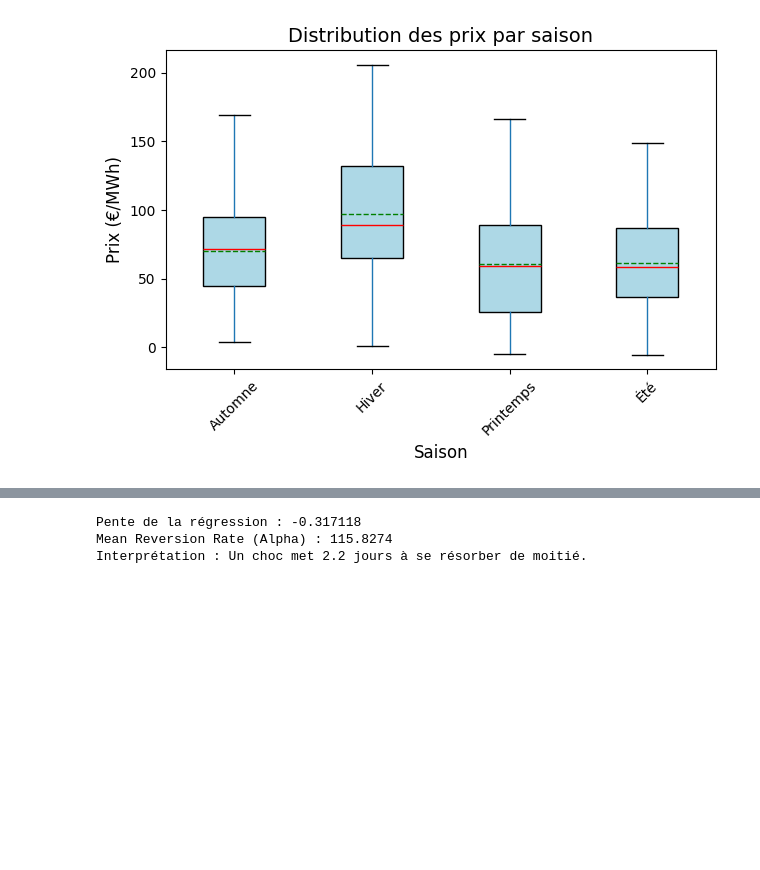
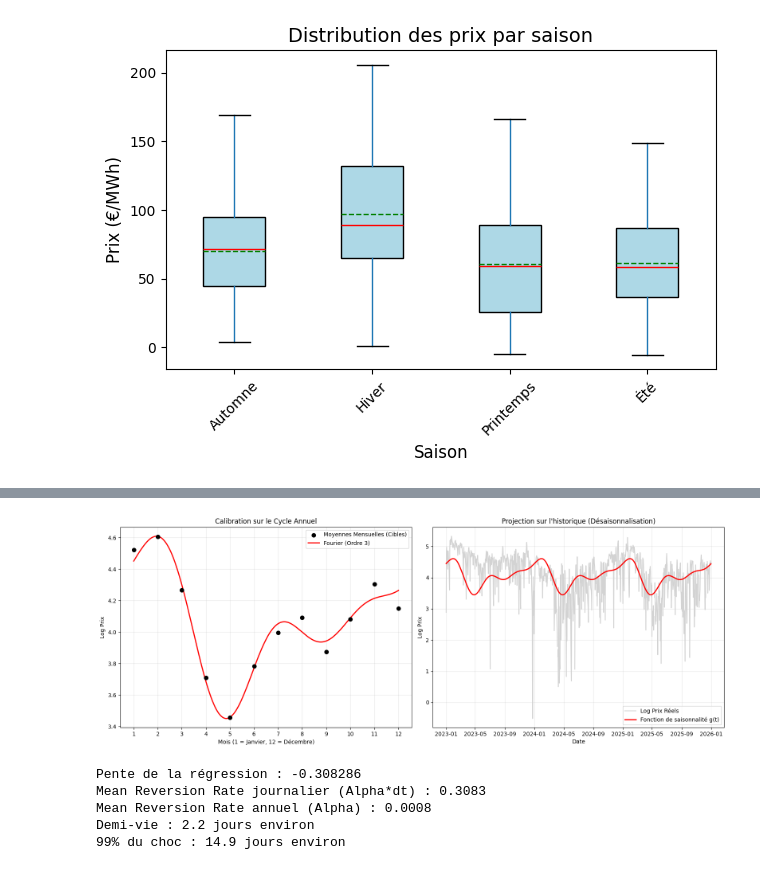
Before and after one commit to tomducard/SwingContractPricing, a Jupyter notebook: EnergyRisk/main.ipynb, the cells around one changed output, grey strips where cells are left out. Saved outputs shown, nothing was run; the diff lists cells and outputs as text; code cells hidden in the pictures; blank space fills up the shorter version.

Commit message:
jump et mean reversion

```diff
--- a/EnergyRisk/main.ipynb
+++ b/EnergyRisk/main.ipynb
@@ -337,3 +311,43 @@ Paramètres calibrés : [ 4.06944595  0.05934852  0.3331274   0.24022546 -0.0518
+# %%
+import matplotlib.pyplot as plt
+
+plt.figure(figsize=(16, 6))
+
+# Graphique 1 : Calibration sur le cycle annuel
+plt.subplot(1, 2, 1)
+# Les points mensuels (Moyennes)
+plt.scatter(X_fit, Y_fit, color='black', s=50, label='Moyennes Mensuelles (Cibles)', zorder=3)
+
+# La courbe lissée (Fourier)
+x_smooth_plot = np.linspace(1, 12, 200)
+y_smooth_plot = fourier(x_smooth_plot, *best[1])
+plt.plot(x_smooth_plot, y_smooth_plot, color='red', linewidth=2, label=f'Fourier (Ordre {(len(best[1])-1)//2})')
+
+plt.title("Calibration sur le Cycle Annuel")
+plt.xlabel("Mois (1 = Janvier, 12 = Décembre)")
+plt.ylabel("Log Prix")
+plt.xticks(np.arange(1, 13)) # Force l'affichage de 1 à 12
+plt.grid(True, alpha=0.3)
+plt.legend()
+
+# Graphique 2 : Projection sur l'historique
+plt.subplot(1, 2, 2)
+# Les log-prix réels
+plt.plot(spot_merged['date'], spot_merged['log_price'], color='lightgray', label='Log Prix Réels')
+
+# Fonction de saisonnalité lissée
+plt.plot(spot_merged['date'], spot_merged['seasonality'], color='red', linewidth=2, label='Fonction de saisonnalité g(t)')
+
+plt.title("Projection sur l'historique (Désaisonnalisation)")
+plt.xlabel("Date")
+plt.ylabel("Log Prix")
+plt.legend()
+plt.grid(True, alpha=0.3)
+
+plt.tight_layout()
+plt.show()
+# %% [output]
+[figure, added]
 # %%
 import numpy as np
 from sklearn.linear_model import LinearRegression
@@ -354,12 +368,16 @@ reg.fit(X, Y)
 slope = reg.coef_[0][0]
 dt = 1 / 365.25 # Pas de temps journalier en années
 
-alpha = -slope / dt
+alpha = -slope
 
 print(f"Pente de la régression : {slope:.6f}")
-print(f"Mean Reversion Rate (Alpha) : {alpha:.4f}")
-print(f"Interprétation : Un choc met {np.log(2)/alpha*365:.1f} jours à se résorber de moitié.")
+print(f"Mean Reversion Rate journalier (Alpha*dt) : {alpha:.4f}")
+print(f"Mean Reversion Rate annuel (Alpha) : {alpha*dt:.4f}")
+print(f"Demi-vie : {-np.log(0.5)/alpha:.1f} jours environ")
+print(f"99% du choc : {-np.log(0.01)/alpha:.1f} jours environ")
 # %% [output]
-Pente de la régression : -0.317118
-Mean Reversion Rate (Alpha) : 115.8274
-Interprétation : Un choc met 2.2 jours à se résorber de moitié.
+Pente de la régression : -0.308286
+Mean Reversion Rate journalier (Alpha*dt) : 0.3083
+Mean Reversion Rate annuel (Alpha) : 0.0008
+Demi-vie : 2.2 jours environ
+99% du choc : 14.9 jours environ
```
Also changed, not shown: parts of 2 cells of this notebook.
